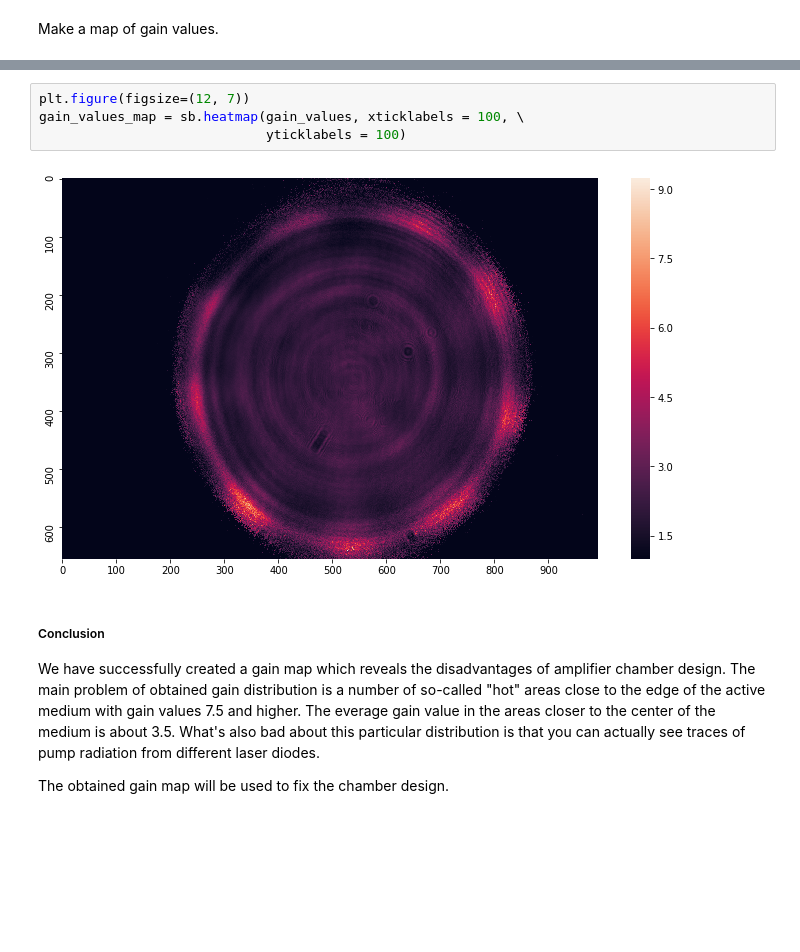
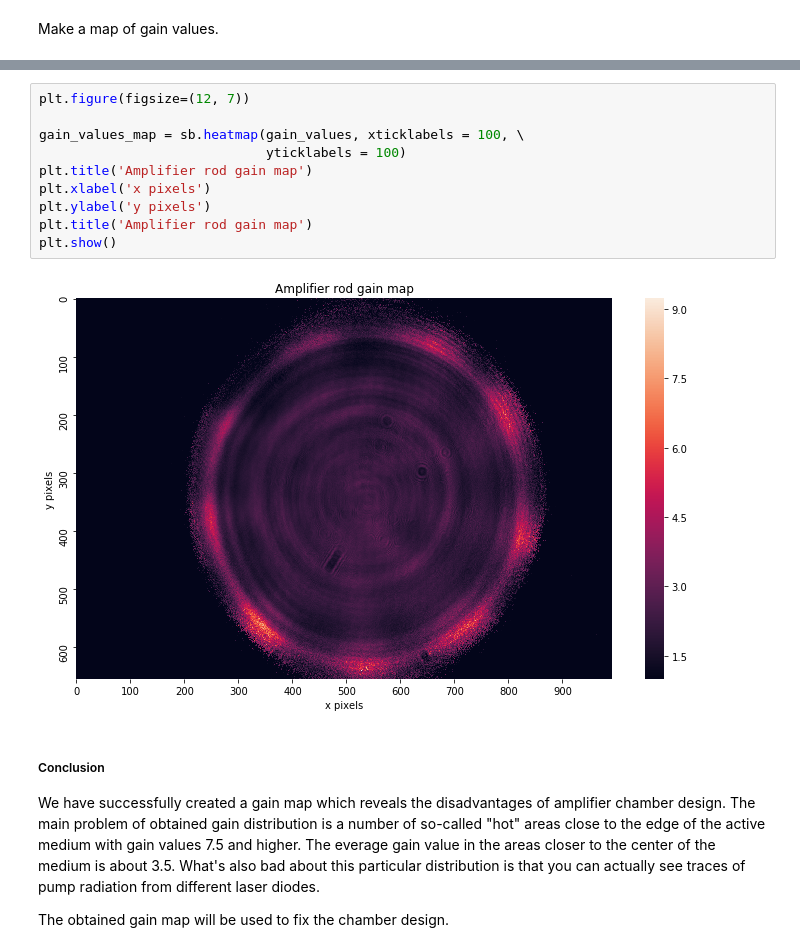
Before and after one commit to lepchenkov/Laser_amplification_mapper, a Jupyter notebook: Beam_Intensity_Analisys.ipynb, the cells around one changed output, grey strips where cells are left out. Saved outputs shown, nothing was run; the diff lists cells and outputs as text; blank space fills up the shorter version.

```diff
--- a/Beam_Intensity_Analisys.ipynb
+++ b/Beam_Intensity_Analisys.ipynb
@@ -164,9 +179,15 @@ gain_values_map = sb.heatmap(gain_values, xticklabels = 100, \
 # %%
 plt.figure(figsize=(12, 7))
+
 gain_values_map = sb.heatmap(gain_values, xticklabels = 100, \
                              yticklabels = 100)
+plt.title('Amplifier rod gain map')
+plt.xlabel('x pixels')
+plt.ylabel('y pixels')
+plt.title('Amplifier rod gain map')
+plt.show()
 # %% [output]
-[figure, old version]
+[figure, new version]
 # %% [markdown]
 <h5>Conclusion</h5>
 <p>We have successfully created a gain map which reveals the disadvantages of amplifier chamber design. The main problem of obtained gain distribution is a number of so-called "hot" areas close to the edge of the active medium with gain values 7.5 and higher. The everage gain value in the areas closer to the center of the medium is about 3.5. What's also bad about this particular distribution is that you can actually see traces of pump radiation from different laser diodes.</p>
```
Also changed, not shown: parts of 4 cells of this notebook.
